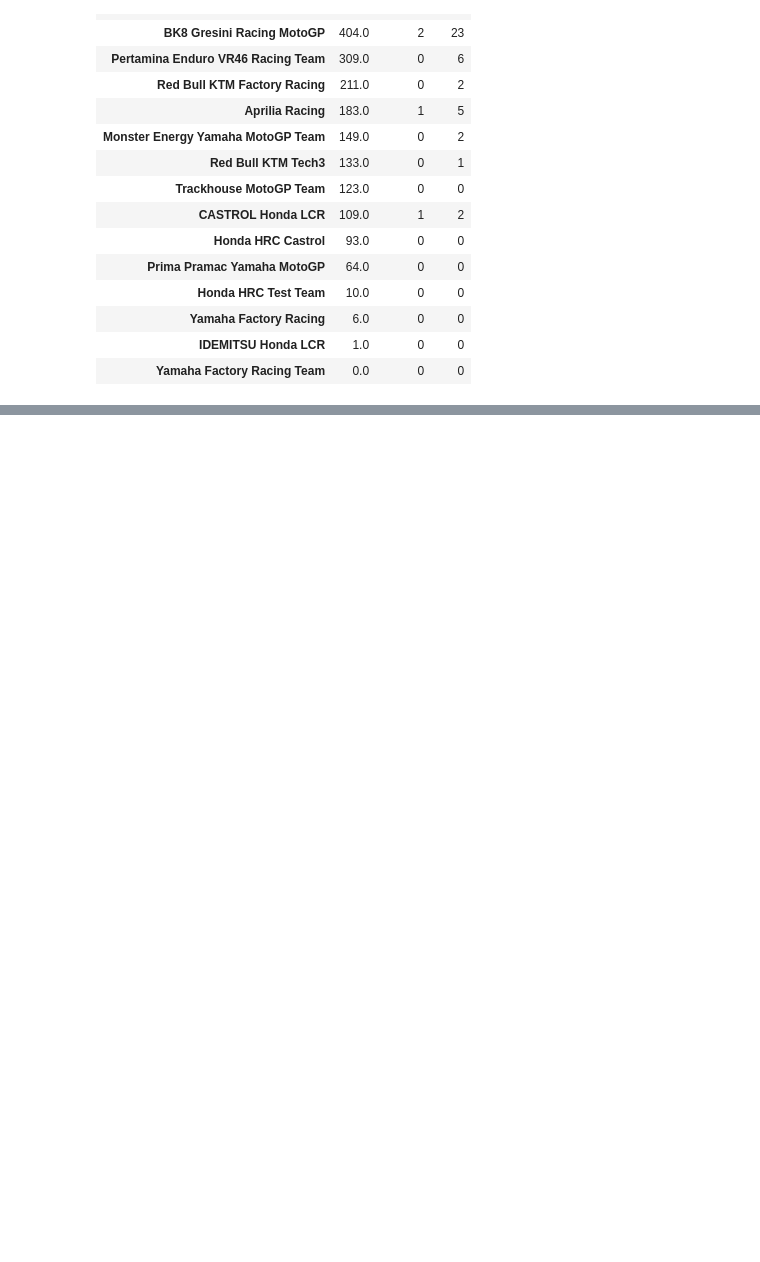
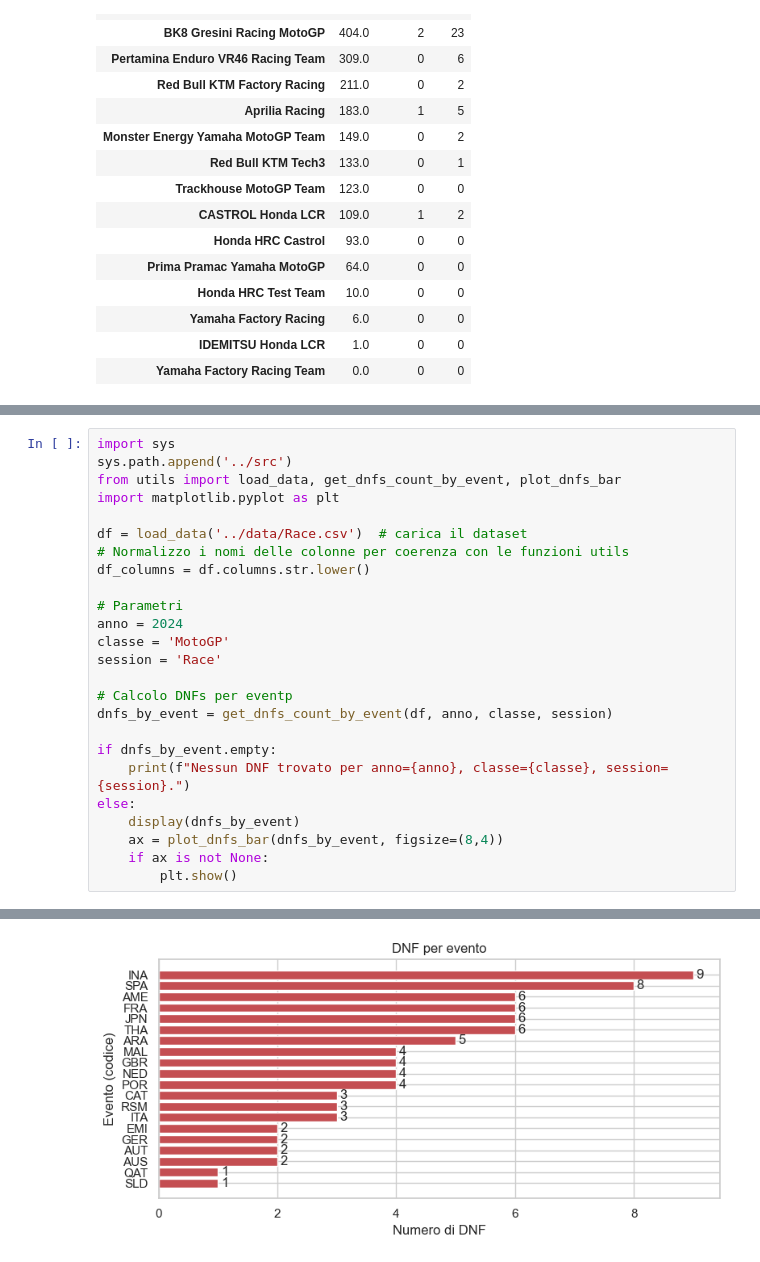
Before and after one commit to petronz5/MotoGP_Analysis, a Jupyter notebook: notebooks/MotoGP_Analysis.ipynb, the cells around one changed output, grey strips where cells are left out. Cells and saved outputs as stored; diff of their text form; blank space fills up the shorter version.

```diff
--- a/notebooks/MotoGP_Analysis.ipynb
+++ b/notebooks/MotoGP_Analysis.ipynb
@@ -125,0 +154,26 @@ display(team_stats)
+# %%
+import sys
+sys.path.append('../src')
+from utils import load_data, get_dnfs_count_by_event, plot_dnfs_bar
+import matplotlib.pyplot as plt
+
+df = load_data('../data/Race.csv')  # carica il dataset
+# Normalizzo i nomi delle colonne per coerenza con le funzioni utils
+df_columns = df.columns.str.lower()
+
+# Parametri
+anno = 2024
+classe = 'MotoGP'
+session = 'Race'
+
+# Calcolo DNFs per eventp
+dnfs_by_event = get_dnfs_count_by_event(df, anno, classe, session)
+
+if dnfs_by_event.empty:
+    print(f"Nessun DNF trovato per anno={anno}, classe={classe}, session={session}.")
+else:
+    display(dnfs_by_event)
+    ax = plot_dnfs_bar(dnfs_by_event, figsize=(8,4))
+    if ax is not None:
+        plt.show()
+# %% [output]
@@ -125,0 +198 @@ display(team_stats)
+[figure, added]
```
Also changed, not shown: parts of 5 cells of this notebook, 1 other file.
